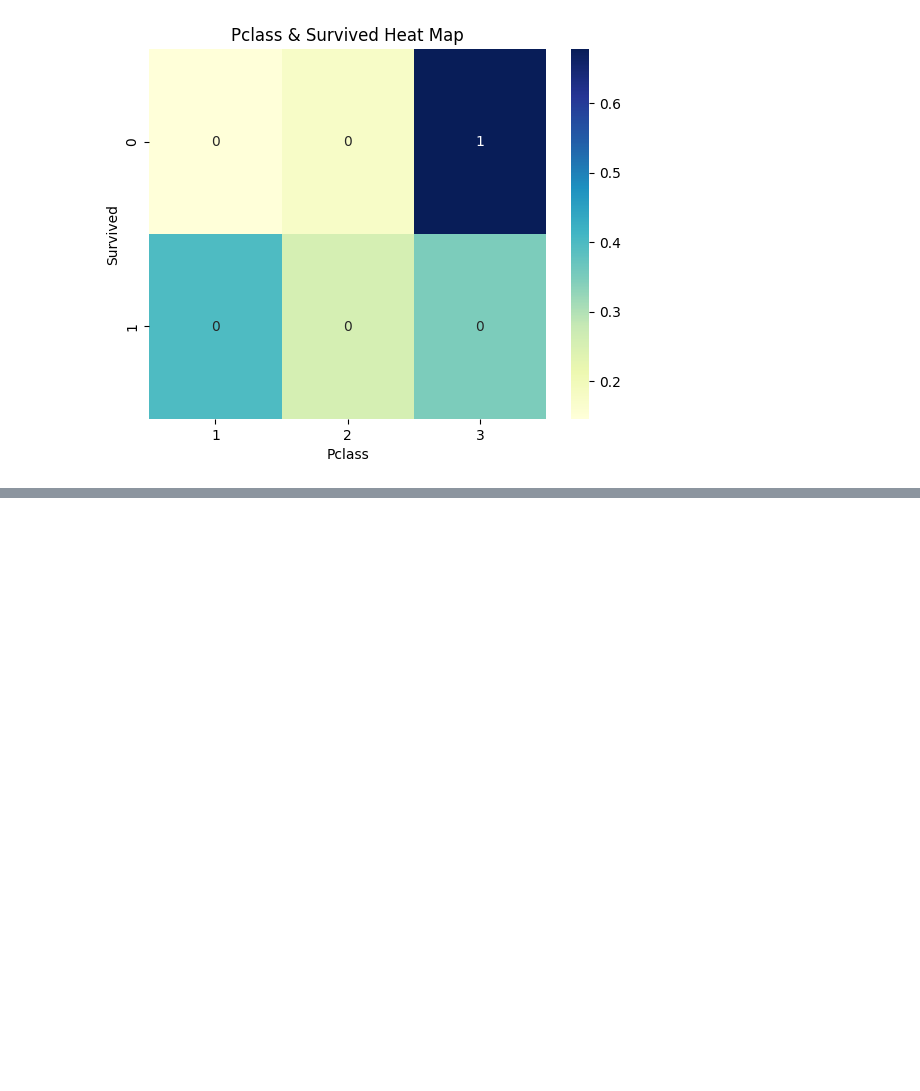
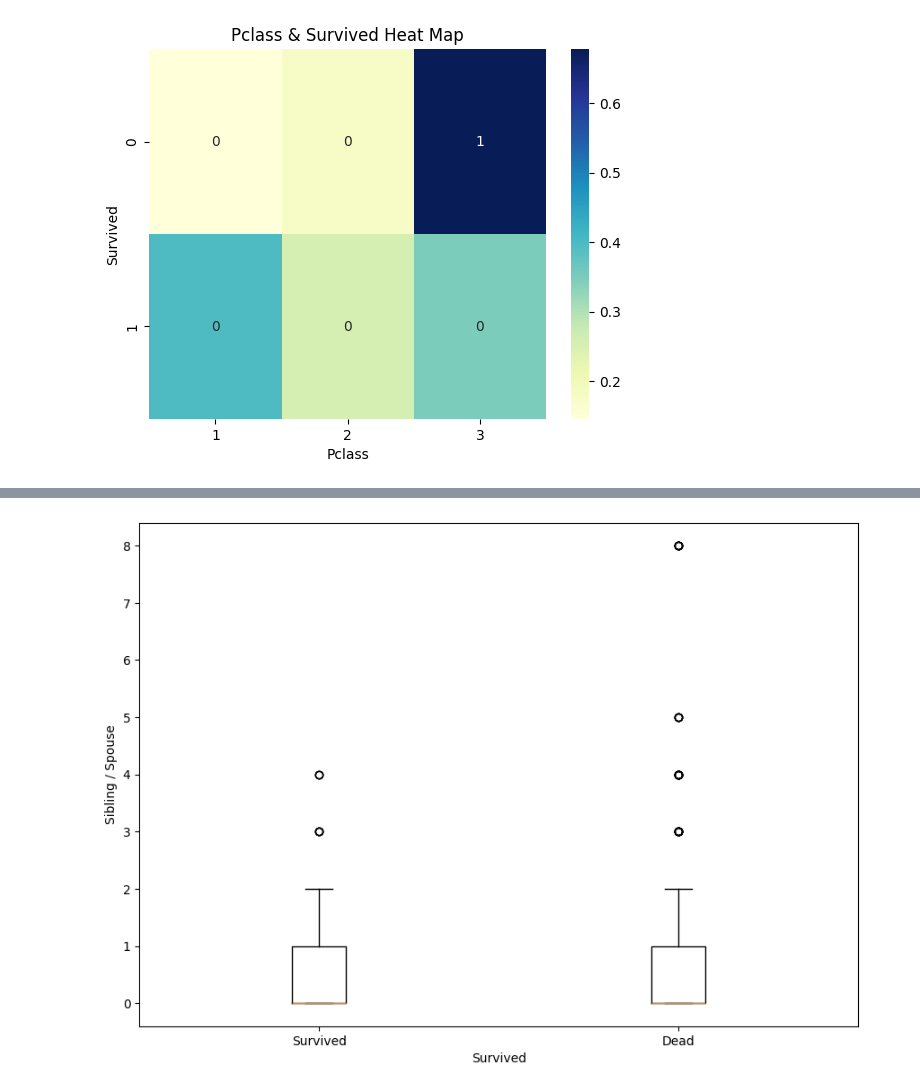
Before and after one commit to chowdhuryj-github/DataScienceDataAnalysis, a Jupyter notebook: wk_03/lab/Lab_3_JIC.ipynb, the cells around one changed output, grey strips where cells are left out. Saved outputs shown, nothing was run; the diff lists cells and outputs as text; code cells hidden in the pictures; blank space fills up the shorter version.

```diff
--- a/wk_03/lab/Lab_3_JIC.ipynb
+++ b/wk_03/lab/Lab_3_JIC.ipynb
@@ -214,0 +318,28 @@ plt.show()
+# %%
+# collecting values of fare vs survived
+sibsp_survived = titanic_df[titanic_df['Survived'] == 1]['SibSp'].values.tolist()
+
+# plotting values of fare vs dead
+sibsp_dead = titanic_df[titanic_df['Survived'] == 0]['SibSp'].values.tolist()
+
+# creating an fare array
+sibsp_data = [sibsp_survived, sibsp_dead]
+
+# creating the figure
+fig = plt.figure(figsize=(10, 7))
+
+# creating the axes instances
+ax = fig.add_axes([0.1, 0.1, 0.8, 0.8])
+
+# creating the box plot
+box_plot = ax.boxplot(sibsp_data)
+
+# setting the labels for the box plot
+ax.set_xticklabels(['Survived', 'Dead'])
+
+# displaying the plot
+plt.xlabel("Survived")
+plt.ylabel("Sibling / Spouse")
+plt.show()
+# %% [output]
+[figure, added]
```
Also changed, not shown: parts of 11 cells of this notebook, 1 other file.
